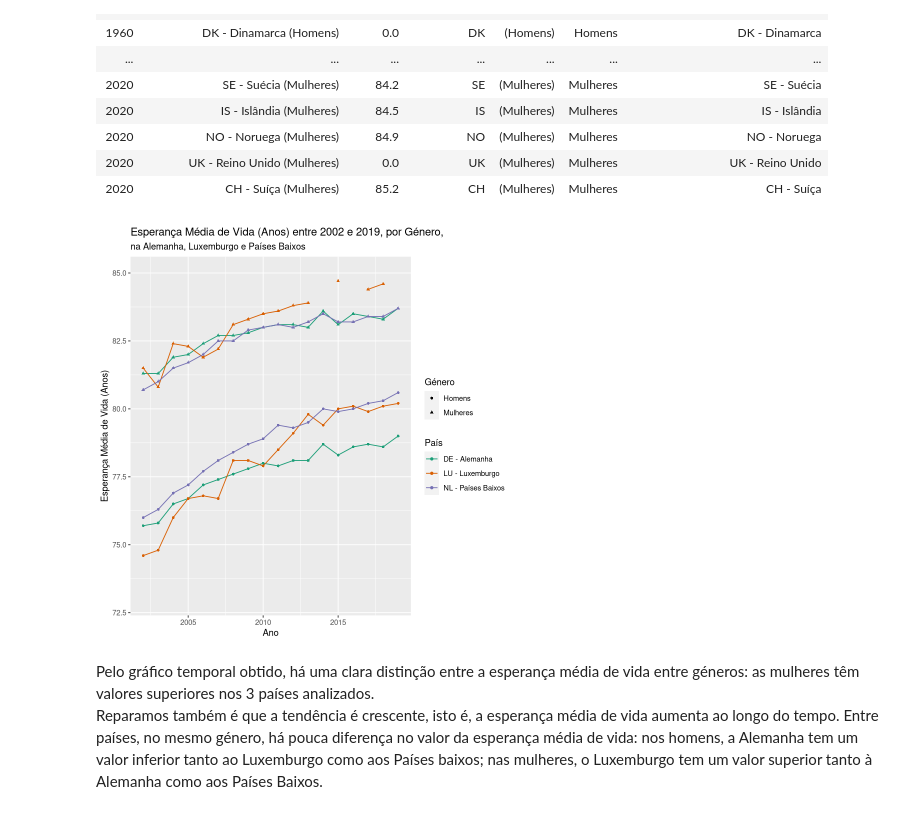
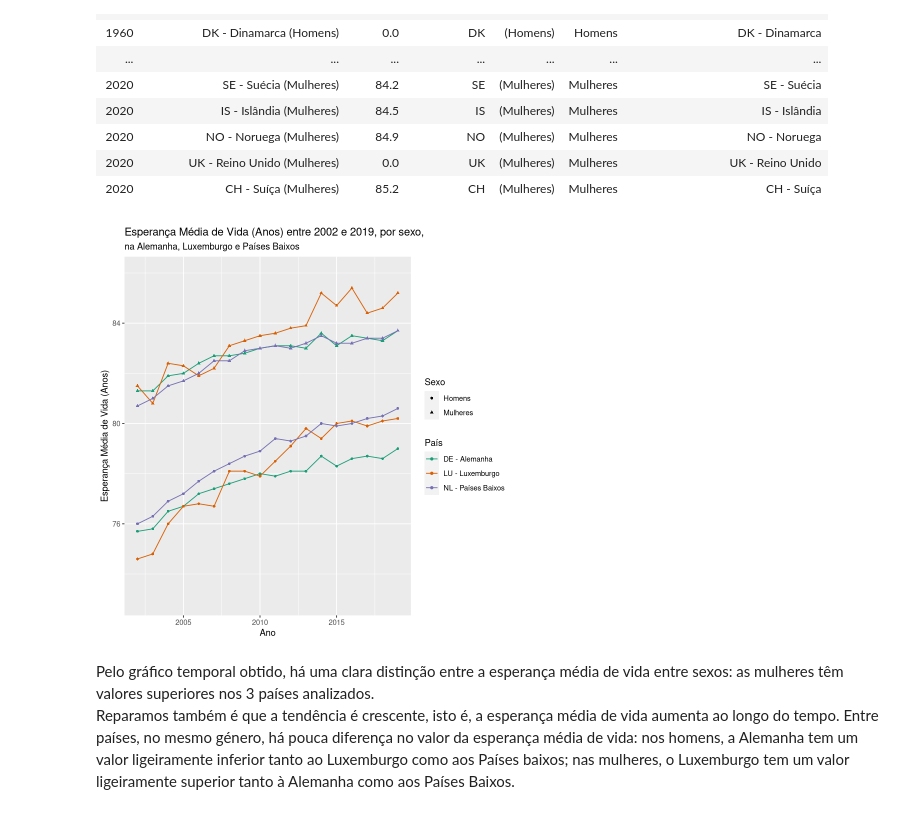
Before and after one commit to diogotcorreia/projeto-computacional-pe, a Jupyter notebook: ex02/ex02.ipynb, the cells around one changed output. Cells and saved outputs as stored; diff of their text form; code cells hidden in the pictures.

```diff
--- a/ex02/ex02.ipynb
+++ b/ex02/ex02.ipynb
@@ -41,22 +41,22 @@ A data.frame: 4148 × 7
 # %%
 df[df$`country_code` %in% c("NL", "LU", "DE"), ] %>%
   filter(year >= 2002 & year <= 2019) %>%
   transform(esp_vida = ifelse(esp_vida == 0, NA, esp_vida)) %>%
   na.omit() %>%
   ggplot(aes(x = year, y = esp_vida, color = country_dn, shape = `type.2`)) +
   geom_line(na.rm = TRUE) +
   geom_point(size = 1.2, na.rm = TRUE) +
   scale_color_brewer(palette = "Dark2") +
   xlab("Ano") +
   ylab("Esperança Média de Vida (Anos)") +
-  labs(color = "País", shape = "Género", subtitle = "na Alemanha, Luxemburgo e Países Baixos") +
-  ggtitle("Esperança Média de Vida (Anos) entre 2002 e 2019, por Género,") +
-  ylim(73, 85)
+  labs(color = "País", shape = "Sexo", subtitle = "na Alemanha, Luxemburgo e Países Baixos") +
+  ggtitle("Esperança Média de Vida (Anos) entre 2002 e 2019, por sexo,") +
+  ylim(73, 86)
 # %% [output]
-[figure, old version]
+[figure, new version]
 # %%
 ggsave("output.svg", width = 25, height = 12, units = "cm")
 # %% [markdown]
-Pelo gráfico temporal obtido, há uma clara distinção entre a esperança média de vida entre géneros: as mulheres têm valores superiores nos 3 países analizados.
+Pelo gráfico temporal obtido, há uma clara distinção entre a esperança média de vida entre sexos: as mulheres têm valores superiores nos 3 países analizados.
 Reparamos também é que a tendência é crescente, isto é, a esperança média de vida aumenta ao longo do tempo.
-Entre países, no mesmo género, há pouca diferença no valor da esperança média de vida: nos homens, a Alemanha tem um valor inferior tanto ao Luxemburgo como aos Países baixos; nas mulheres, o Luxemburgo tem um valor superior tanto à Alemanha como aos Países Baixos.
+Entre países, no mesmo género, há pouca diferença no valor da esperança média de vida: nos homens, a Alemanha tem um valor ligeiramente inferior tanto ao Luxemburgo como aos Países baixos; nas mulheres, o Luxemburgo tem um valor ligeiramente superior tanto à Alemanha como aos Países Baixos.
```
Also changed, not shown: 2 other files.
